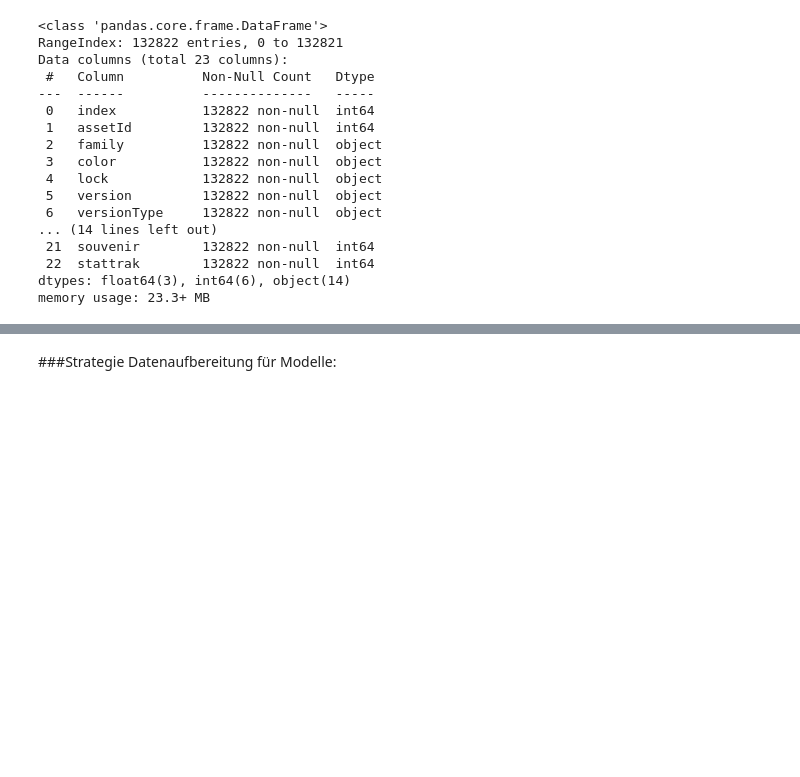
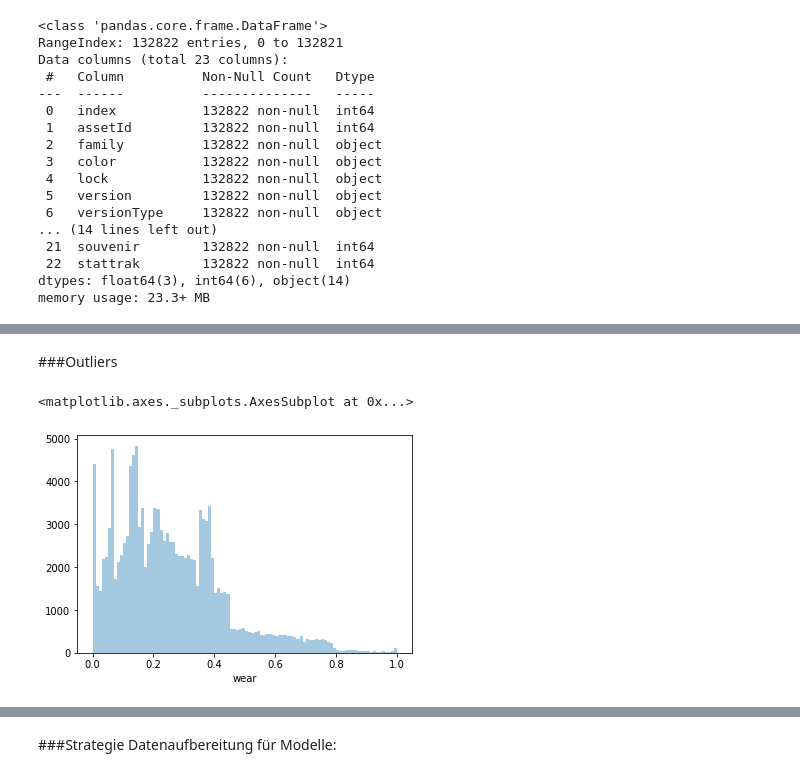
Before and after one commit to princessivy/Analyzing_CSGO_SkinPrices, a Jupyter notebook: CSGO_Analytics.ipynb, the cells around one changed output, grey strips where cells are left out. Cells and saved outputs as stored; diff of their text form; code cells hidden in the pictures; blank space fills up the shorter version.

Commit message:
first plots

```diff
--- a/CSGO_Analytics.ipynb
+++ b/CSGO_Analytics.ipynb
@@ -359,3 +360,5 @@ data.corr()
 | wear | 0.083231 | -0.134380 | -0.093623 | -0.059444 | -0.000641 | -0.007651 | 1.000000 | -0.079244 | -0.020883 |
 | souvenir | 0.105433 | 0.049078 | -0.029624 | -0.013751 | 0.002937 | 0.017879 | -0.079244 | 1.000000 | -0.087150 |
 | stattrak | -0.083764 | 0.145613 | 0.030637 | 0.027065 | -0.001540 | 0.009869 | -0.020883 | -0.087150 | 1.000000 |
+# %% [markdown]
+###Outliers
@@ -361,0 +372,10 @@ data.corr()
+# %%
+#distribution plot
+#distribution for 1 var
+
+sns.distplot(data['wear'], kde = False)# , bins=100)
+#balken sind histogram
+#linie ist "kernal density estimation" false
+# %% [output]
+<matplotlib.axes._subplots.AxesSubplot at 0x...>
+[figure, added]
```
Also changed, not shown: parts of 44 cells of this notebook.
